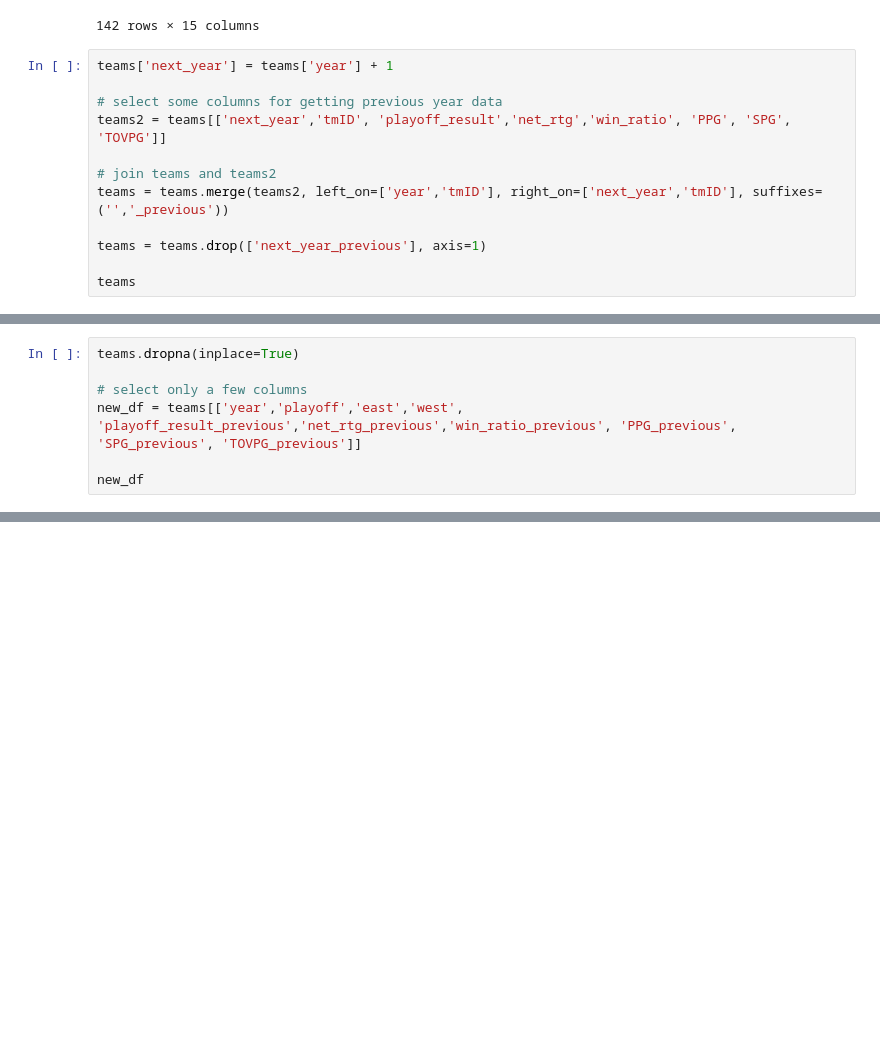
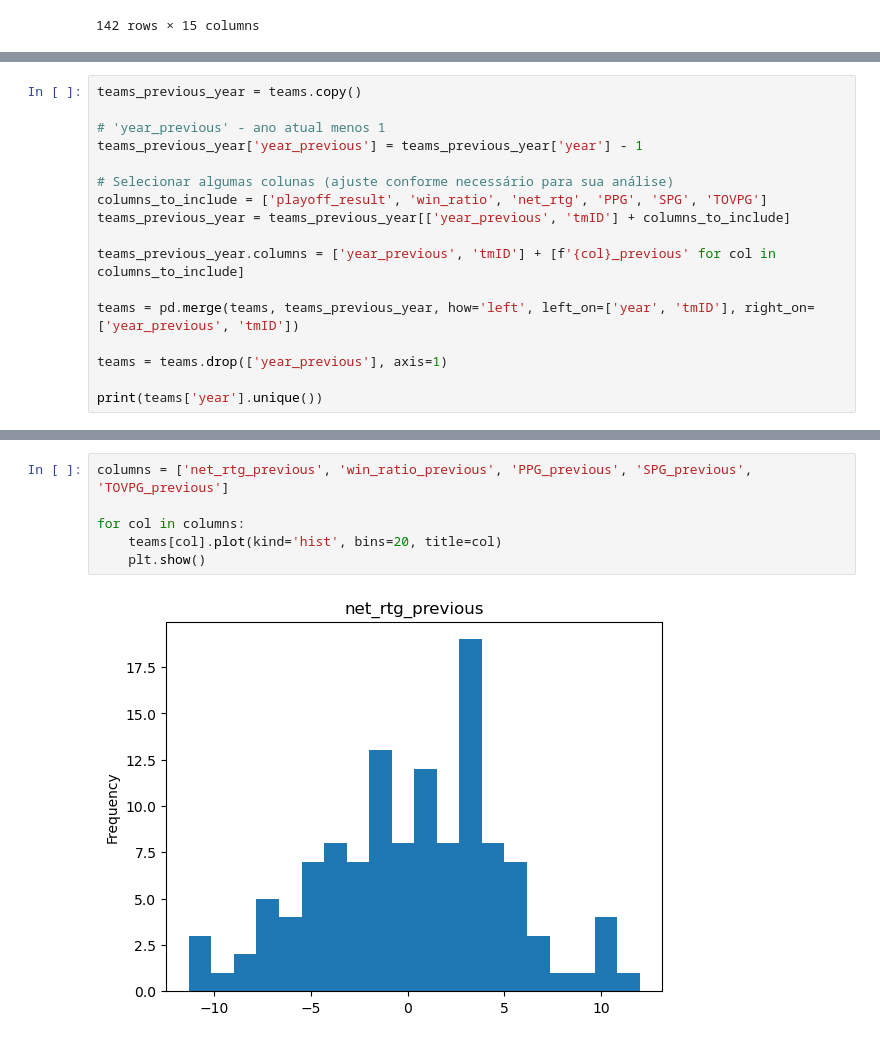
Before and after one commit to malu1608/AC, a Jupyter notebook: main.ipynb, the cells around one changed output, grey strips where cells are left out. Saved outputs shown, nothing was run; the diff lists cells and outputs as text; blank space fills up the shorter version.

```diff
--- a/main.ipynb
+++ b/main.ipynb
@@ -233,15 +245,3 @@ teams
 | 140 | 140 | 9 | WAS | 0 | 6 | 14 | 6825 | 0 | 1 | 0 | ... |
 | 141 | 141 | 10 | WAS | 1 | 10 | 12 | 6875 | 1 | 1 | 0 | ... |
 142 rows × 15 columns
-# %%
-teams['next_year'] = teams['year'] + 1
-
-# select some columns for getting previous year data
-teams2 = teams[['next_year','tmID', 'playoff_result','net_rtg','win_ratio', 'PPG', 'SPG', 'TOVPG']]
-
-# join teams and teams2
-teams = teams.merge(teams2, left_on=['year','tmID'], right_on=['next_year','tmID'], suffixes=('','_previous'))
-
-teams = teams.drop(['next_year_previous'], axis=1)
-
-teams
@@ -271,7 +247,0 @@ sb.heatmap(correlation,annot=True,cmap='coolwarm')
-# %%
-teams.dropna(inplace=True)
-
-# select only a few columns
-new_df = teams[['year','playoff','east','west', 'playoff_result_previous','net_rtg_previous','win_ratio_previous', 'PPG_previous', 'SPG_previous', 'TOVPG_previous']]
-
-new_df
@@ -556,0 +248,17 @@ weighted avg       0.60      0.62      0.61        39
+# %%
+teams_previous_year = teams.copy()
+
+# 'year_previous' - ano atual menos 1
+teams_previous_year['year_previous'] = teams_previous_year['year'] - 1
+
+# Selecionar algumas colunas (ajuste conforme necessário para sua análise)
+columns_to_include = ['playoff_result', 'win_ratio', 'net_rtg', 'PPG', 'SPG', 'TOVPG']
+teams_previous_year = teams_previous_year[['year_previous', 'tmID'] + columns_to_include]
+
+teams_previous_year.columns = ['year_previous', 'tmID'] + [f'{col}_previous' for col in columns_to_include]
+
+teams = pd.merge(teams, teams_previous_year, how='left', left_on=['year', 'tmID'], right_on=['year_previous', 'tmID'])
+
+teams = teams.drop(['year_previous'], axis=1)
+
+print(teams['year'].unique())
@@ -556,0 +277,8 @@ weighted avg       0.60      0.62      0.61        39
+# %%
+columns = ['net_rtg_previous', 'win_ratio_previous', 'PPG_previous', 'SPG_previous', 'TOVPG_previous']
+
+for col in columns:
+    teams[col].plot(kind='hist', bins=20, title=col)
+    plt.show()
+# %% [output]
+[figure, added]
```
Also changed, not shown: parts of 38 cells of this notebook, 4 other files.
